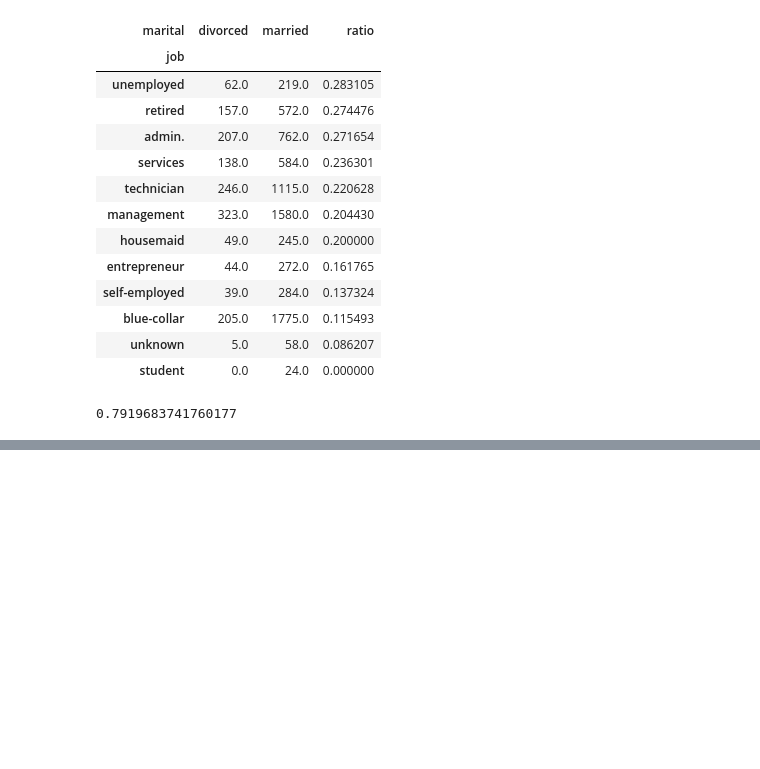
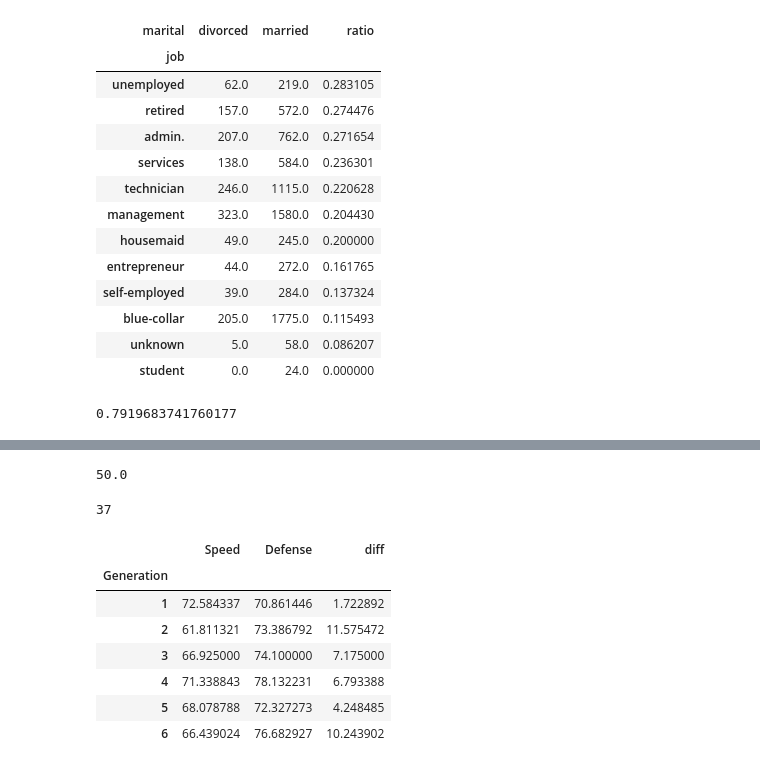
Before and after one commit to j2nhyeok/self-study, a Jupyter notebook: 빅분기 실기/데이터마님_기출_풀이.ipynb, the cells around one changed output, grey strips where cells are left out. Saved outputs shown, nothing was run; the diff lists cells and outputs as text; code cells hidden in the pictures; blank space fills up the shorter version.

```diff
--- a/빅분기 실기/데이터마님_기출_풀이.ipynb
+++ b/빅분기 실기/데이터마님_기출_풀이.ipynb
@@ -944,0 +1037,37 @@ submit= pd.DataFrame({
+# %%
+df = df.dropna()
+df.isnull().sum()
+
+df = df.iloc[:int(len(df) * 0.6), :]
+print(df.Defense.quantile(0.25))
+# %% [output]
+50.0
+# %%
+df = pd.read_csv('https://raw.githubusercontent.com/Datamanim/datarepo/main/pok/Pokemon.csv')
+
+cond = df['Type 1'] == 'Fire'
+df2 = df[cond]
+temp = df2.Attack.mean()
+
+
+cond = df['Type 1'] == 'Water'
+df3 = df[cond]
+cond = df3['Attack'] >= temp
+df3 = df3[cond]
+print(len(df3))
+# %% [output]
+37
+# %%
+df = pd.read_csv('https://raw.githubusercontent.com/Datamanim/datarepo/main/pok/Pokemon.csv')
+df2 = df.groupby('Generation')[['Speed' ,'Defense']].mean()
+df2['diff'] = abs(df2['Speed'] - df2['Defense'])
+df2
+# %% [output]
+|  | Speed | Defense | diff |
+| Generation |  |  |  |
+| 1 | 72.584337 | 70.861446 | 1.722892 |
+| 2 | 61.811321 | 73.386792 | 11.575472 |
+| 3 | 66.925000 | 74.100000 | 7.175000 |
+| 4 | 71.338843 | 78.132231 | 6.793388 |
+| 5 | 68.078788 | 72.327273 | 4.248485 |
+| 6 | 66.439024 | 76.682927 | 10.243902 |
```
Also changed, not shown: parts of 8 cells of this notebook.
